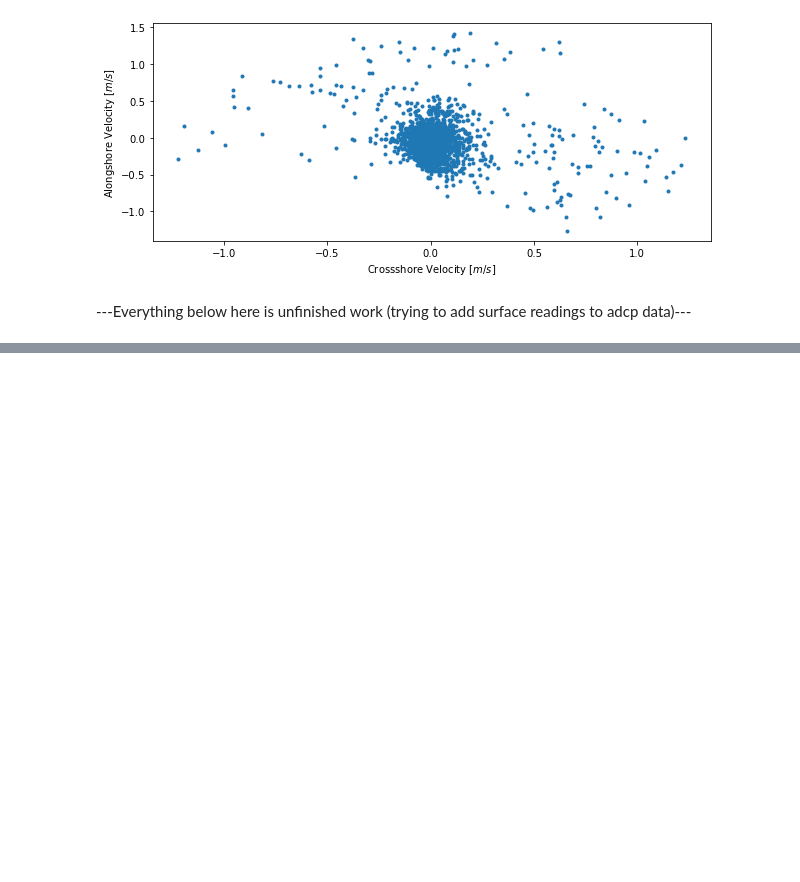
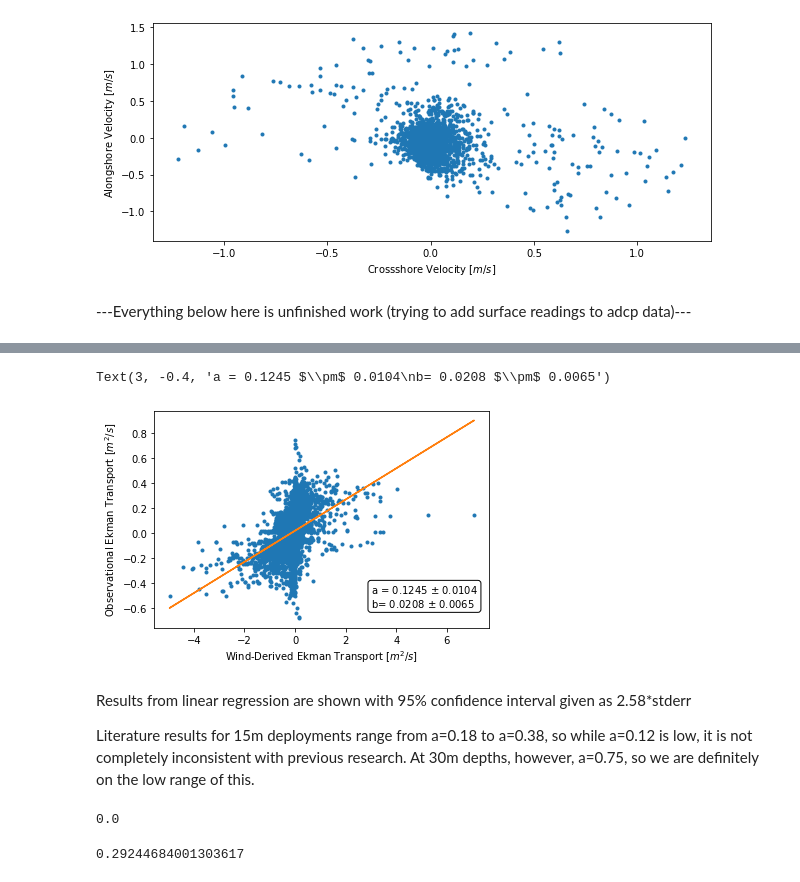
Before and after one commit to ascherer97/REU21, a Jupyter notebook: inshore_adcp_analysis_update.ipynb, the cells around one changed output, grey strips where cells are left out. Saved outputs shown, nothing was run; the diff lists cells and outputs as text; code cells hidden in the pictures; blank space fills up the shorter version.

```diff
--- a/inshore_adcp_analysis_update.ipynb
+++ b/inshore_adcp_analysis_update.ipynb
@@ -511,0 +565,2 @@ ds
+# %%
+ustest[ustest == 0] = np.nan #convert zeros in array to nan
@@ -511,0 +576,2 @@ ds
+# %%
+mask = ~np.isnan(ds_windresa['ekman'].values) & ~np.isnan(ustest) #mask all values with nan in them
@@ -511,0 +582,39 @@ ds
+# %%
+result = st.linregress(ds_windresa['ekman'].values[mask],ustest[mask])
+# %%
+#give results names for convenience
+a = result.slope
+b = result.intercept
+astd = result.stderr
+bstd = result.intercept_stderr
+# %%
+#plot results from linear least squares regression
+plt.plot(figsize=(15,4))
+plt.plot(ds_windresa['ekman'],ustest,'.')
+plt.plot(ds_windresa['ekman'],ds_windresa['ekman']*a+b)
+plt.xlabel('Wind-Derived Ekman Transport [$m^2/s$]')
+plt.ylabel('Observational Ekman Transport [$m^2/s$]')
+#plt.axis('equal')
+textstr = 'a = {:.4f} $\pm$ {:.4f}\nb= {:.4f} $\pm$ {:.4f}'.format(a,2.58*astd,b,2.58*bstd)
+props = dict(boxstyle='round', facecolor='w')
+plt.text(3, -0.4, textstr, fontsize=10,
+        verticalalignment='top', bbox=props)
+# %% [output]
+Text(3, -0.4, 'a = 0.1245 $\\pm$ 0.0104\nb= 0.0208 $\\pm$ 0.0065')
+[figure, added]
+# %% [markdown]
+Results from linear regression are shown with 95% confidence interval given as 2.58\*stderr
+
+Literature results for 15m deployments range from a=0.18 to a=0.38, so while a=0.12 is low, it is not completely inconsistent with previous research. At 30m depths, however, a=0.75, so we are definitely on the low range of this.
+# %%
+#subtract mean to make zero mean:
+xn = ds_windresa['ekman'].values[mask] - np.mean(ds_windresa['ekman'].values[mask])
+yn = ustest[mask] - np.mean(ustest[mask])
+# %% [output]
+0.0
+# %%
+#perform neutral regression for comparison, e.g. Garrett and Petrie 1981 and Kirincich et al 2005
+an = np.sqrt(((st.tvar(yn)))/((st.tvar(xn)))) #find slope
+an
+# %% [output]
+0.29244684001303617
```
Also changed, not shown: parts of 22 cells of this notebook.
